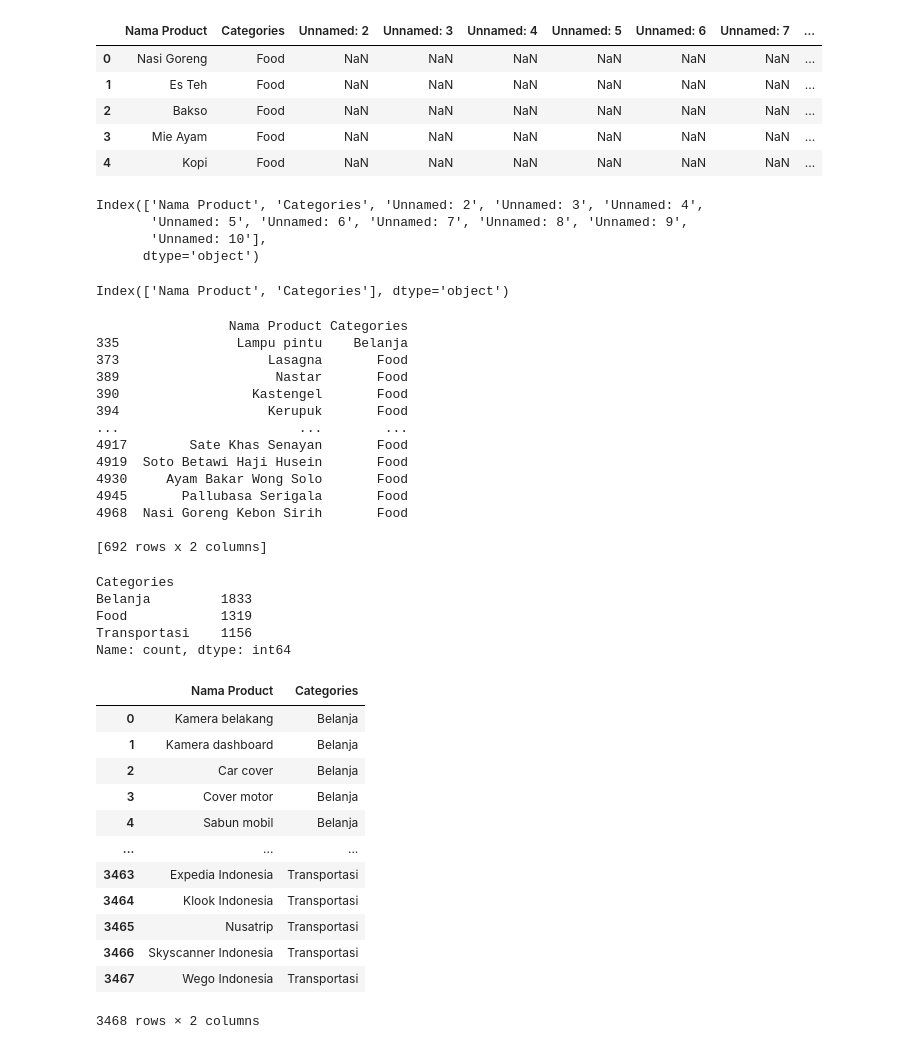
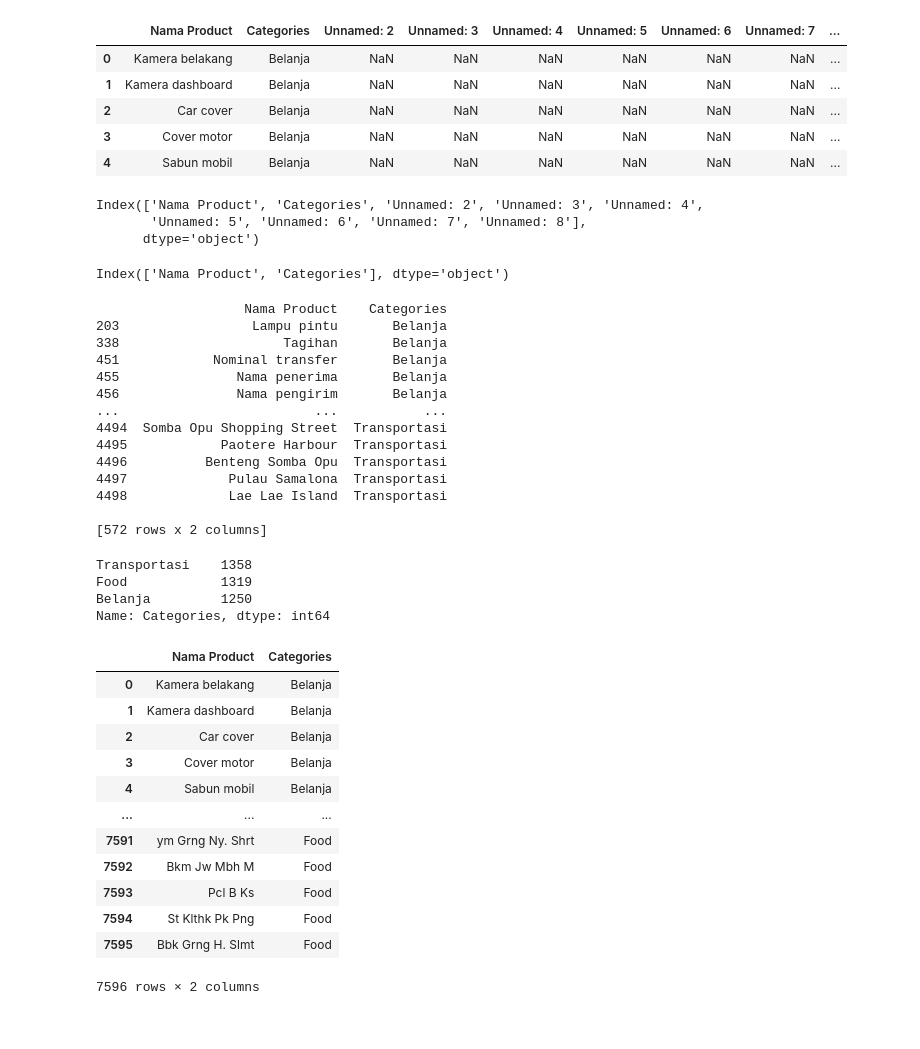
Before and after one commit to berUang-Capstone/ML, a Jupyter notebook: Model/Product_Category_Classification.ipynb, the cells around one changed output. Cells and saved outputs as stored; diff of their text form; code cells hidden in the pictures.

```diff
--- a/Model/Product_Category_Classification.ipynb
+++ b/Model/Product_Category_Classification.ipynb
@@ -41,23 +24,23 @@ data = pd.read_csv('dataset_product.csv')
+# %%
+data = pd.read_csv('../Dataset/Dataset.csv')
 # %%
 data.head()
 # %% [output]
 |  | Nama Product | Categories | Unnamed: 2 | Unnamed: 3 | Unnamed: 4 | Unnamed: 5 | Unnamed: 6 | Unnamed: 7 | ... |
-| 0 | Nasi Goreng | Food | NaN | NaN | NaN | NaN | NaN | NaN | ... |
-| 1 | Es Teh | Food | NaN | NaN | NaN | NaN | NaN | NaN | ... |
-| 2 | Bakso | Food | NaN | NaN | NaN | NaN | NaN | NaN | ... |
-| 3 | Mie Ayam | Food | NaN | NaN | NaN | NaN | NaN | NaN | ... |
-| 4 | Kopi | Food | NaN | NaN | NaN | NaN | NaN | NaN | ... |
+| 0 | Kamera belakang | Belanja | NaN | NaN | NaN | NaN | NaN | NaN | ... |
+| 1 | Kamera dashboard | Belanja | NaN | NaN | NaN | NaN | NaN | NaN | ... |
+| 2 | Car cover | Belanja | NaN | NaN | NaN | NaN | NaN | NaN | ... |
+| 3 | Cover motor | Belanja | NaN | NaN | NaN | NaN | NaN | NaN | ... |
+| 4 | Sabun mobil | Belanja | NaN | NaN | NaN | NaN | NaN | NaN | ... |
 # %%
 data.columns
 # %% [output]
 Index(['Nama Product', 'Categories', 'Unnamed: 2', 'Unnamed: 3', 'Unnamed: 4',
-       'Unnamed: 5', 'Unnamed: 6', 'Unnamed: 7', 'Unnamed: 8', 'Unnamed: 9',
-       'Unnamed: 10'],
+       'Unnamed: 5', 'Unnamed: 6', 'Unnamed: 7', 'Unnamed: 8'],
       dtype='object')
 # %%
 data.drop(columns=['Unnamed: 2', 'Unnamed: 3', 'Unnamed: 4',
-       'Unnamed: 5', 'Unnamed: 6', 'Unnamed: 7', 'Unnamed: 8', 'Unnamed: 9',
-       'Unnamed: 10'], inplace=True)
+       'Unnamed: 5', 'Unnamed: 6', 'Unnamed: 7', 'Unnamed: 8'], inplace=True)
 # %%
 data.columns
 # %% [output]
@@ -68,52 +51,61 @@ duplicated_rows = data[data.duplicated()]
 # Menampilkan duplikasi
 print(duplicated_rows)
 # %% [output]
-                 Nama Product Categories
-335               Lampu pintu    Belanja
-373                   Lasagna       Food
-389                    Nastar       Food
-390                 Kastengel       Food
-394                   Kerupuk       Food
-...                       ...        ...
-4917        Sate Khas Senayan       Food
-4919  Soto Betawi Haji Husein       Food
-4930     Ayam Bakar Wong Solo       Food
-4945       Pallubasa Serigala       Food
-4968  Nasi Goreng Kebon Sirih       Food
+                   Nama Product    Categories
+203                 Lampu pintu       Belanja
+338                     Tagihan       Belanja
+451            Nominal transfer       Belanja
+455               Nama penerima       Belanja
+456               Nama pengirim       Belanja
+...                         ...           ...
+4494  Somba Opu Shopping Street  Transportasi
+4495            Paotere Harbour  Transportasi
+4496          Benteng Somba Opu  Transportasi
+4497             Pulau Samalona  Transportasi
+4498             Lae Lae Island  Transportasi
 
-[692 rows x 2 columns]
+[572 rows x 2 columns]
 # %%
 data = data.drop_duplicates()
 # %%
 category_counts = data['Categories'].value_counts()
 print(category_counts)
 # %% [output]
-Categories
-Belanja         1833
+Transportasi    1358
 Food            1319
-Transportasi    1156
-Name: count, dtype: int64
+Belanja         1250
+Name: Categories, dtype: int64
+# %%
+def remove_vowels_regex(string):
+    return re.sub(r'[aeiouAEIOU]', '', string)
 # %%
-belanja = data[data['Categories'] == "Belanja"].head(1156)
-food = data[data['Categories'] == "Food"].head(1156)
+belanja = data[data['Categories'] == "Belanja"]
+food = data[data['Categories'] == "Food"]
 trans = data[data['Categories'] == "Transportasi"]
 
-data = pd.concat([belanja, food, trans], ignore_index=True)
+acronym = food['Nama Product'].apply(remove_vowels_regex)
+acronym_df = pd.DataFrame({
+    'Nama Product': acronym,
+    'Categories': ['Food'] * len(acronym)  # Mengisi semua baris dengan kategori 'Food'
+})
+
+data = pd.concat([belanja,belanja,trans.head(1100), food, trans ,acronym_df], ignore_index=True)
+# acronym_df
 data
 # %% [output]
 |  | Nama Product | Categories |
 | 0 | Kamera belakang | Belanja |
 | 1 | Kamera dashboard | Belanja |
 | 2 | Car cover | Belanja |
 | 3 | Cover motor | Belanja |
 | 4 | Sabun mobil | Belanja |
 | ... | ... | ... |
-| 3463 | Expedia Indonesia | Transportasi |
-| 3464 | Klook Indonesia | Transportasi |
-| 3465 | Nusatrip | Transportasi |
-| 3466 | Skyscanner Indonesia | Transportasi |
-| 3467 | Wego Indonesia | Transportasi |
+| 7591 | ym Grng Ny. Shrt | Food |
+| 7592 | Bkm Jw Mbh M | Food |
+| 7593 | Pcl B Ks | Food |
+| 7594 | St Klthk Pk Png | Food |
+| 7595 | Bbk Grng H. Slmt | Food |
-3468 rows × 2 columns
+7596 rows × 2 columns
 # %%
 category_counts = data['Categories'].value_counts()
 print(category_counts)
```
Also changed, not shown: parts of 32 cells of this notebook.
